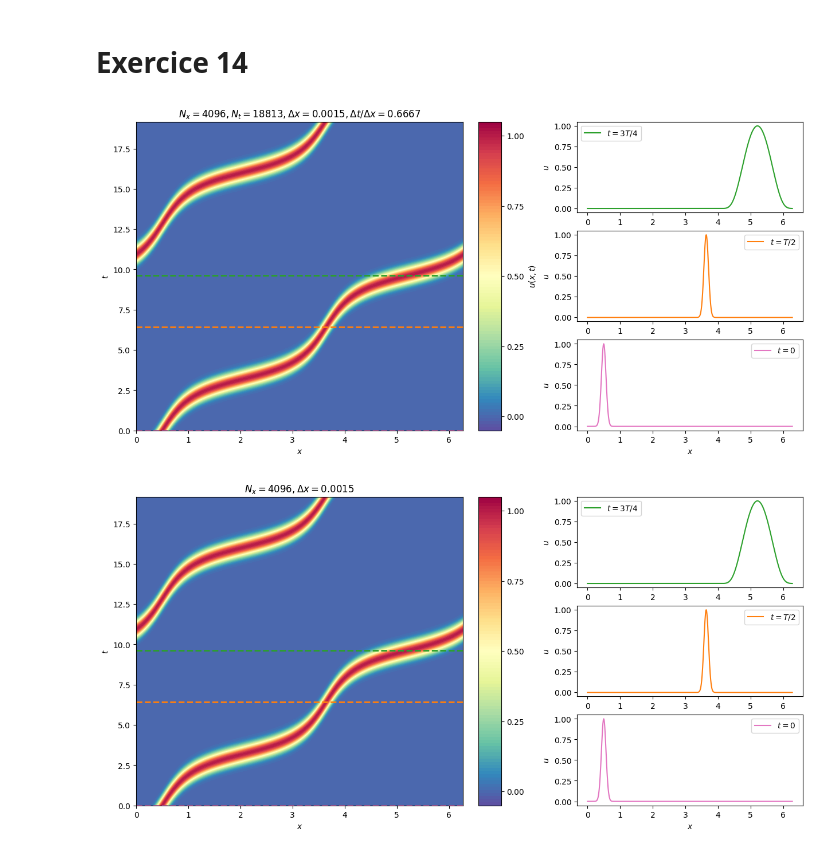
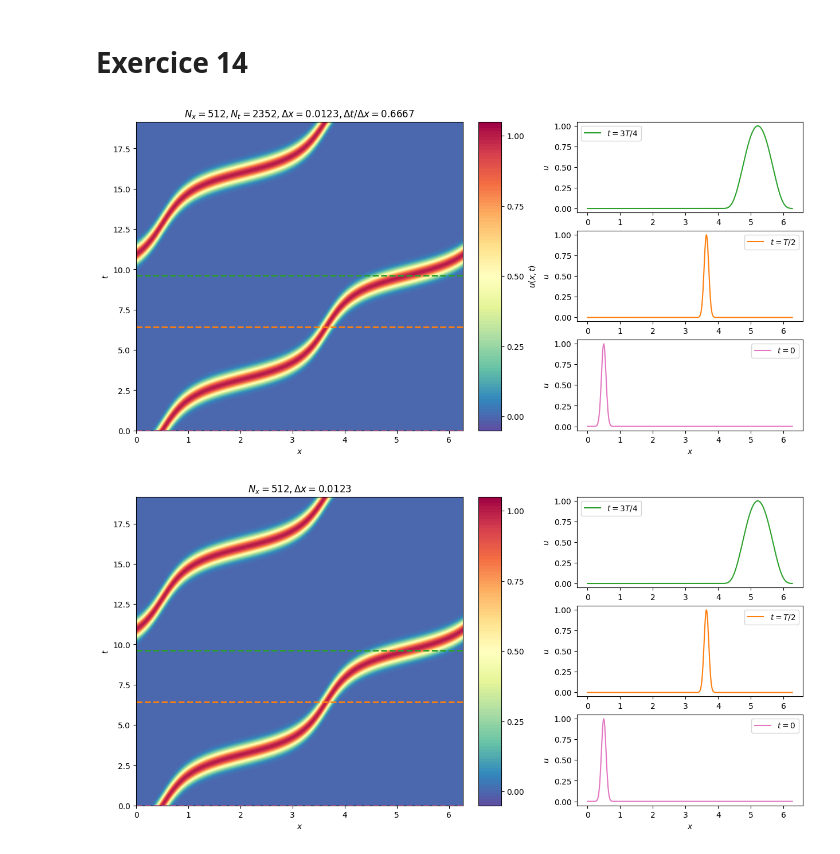
Before and after one commit to sablonl/LPHYS1303-Notebooks, a Jupyter notebook: Spectral.ipynb, the cells around one changed output. Drawn from its saved outputs; the diff is of its cells as text; code cells hidden in the pictures.

```diff
--- a/Spectral.ipynb
+++ b/Spectral.ipynb
@@ -491,7 +494,8 @@ plt.show()
 # Exercice 14
 # %%
 import numpy as np
-from numpy.fft import *
+import scipy as sp
+from scipy.fft import *
 import matplotlib.pyplot as plt
 import matplotlib.gridspec as gridspec
 
@@ -502,7 +506,7 @@ def c(x): return 1.0/5.0 + np.sin(x-0.5)**2
 def u0(x): return np.exp(-100*(x-0.5)**2)
 
 
-N_x = 2**12
+N_x = 2**9
 L = 2.0*np.pi
 T = 5*np.sqrt(2/3)*np.pi  # Période : T = int_0^{L} dx / c(x)
 t_max = 1.5*T
@@ -583,34 +587,34 @@ cbar = fig.colorbar(contour, cax=cax)
 cbar.set_ticks(np.linspace(0, 1.0, 5))
 cbar.set_label("$u(x,t)$")
 
 # Right plots
 ax20 = plt.subplot(gs[2, 3])
 ax20.plot(x, u_sol[0, :], label="$t=0$", c='C6')
 ax0.axhline(t[0], color='C6', lw=2, linestyle='--')
 ax20.set_xlabel("$x$")
 ax20.set_ylabel("$u$")
 ax20.legend()
 
 ind_T2 = np.argmin(np.abs(t - T/2))
 ax21 = plt.subplot(gs[1, 3])
 ax21.plot(x, u_sol[ind_T2, :], label="$t=T/2$", c='C1')
 ax0.axhline(t[ind_T2], color='C1', lw=2, linestyle='--')
 # ax21.set_xlabel("$x$")
 ax21.set_ylabel("$u$")
 ax21.legend()
 
 ind_3T4 = np.argmin(np.abs(t - 3*T/4))
 ax22 = plt.subplot(gs[0, 3])
 ax22.plot(x, u_sol[ind_3T4, :], label="$t=3T/4$", c='C2')
 ax0.axhline(t[ind_3T4], color='C2', lw=2, linestyle='--')
 # ax22.set_xlabel("$x$")
 ax22.set_ylabel("$u$")
 ax22.legend()
 
 plt.subplots_adjust(wspace=0.1)  # , hspace=0.4)
 plt.show()
 # %% [output]
-[figure, old version]
+[figure, new version]
 # %%
 # Solution analytique du système d'équations de Galerkin
 # La solution est donnée par l'exponentielle de matrice. Cependant, cette matrice peut être extrêmement grande.
```
Also changed, not shown: parts of 8 cells of this notebook.
